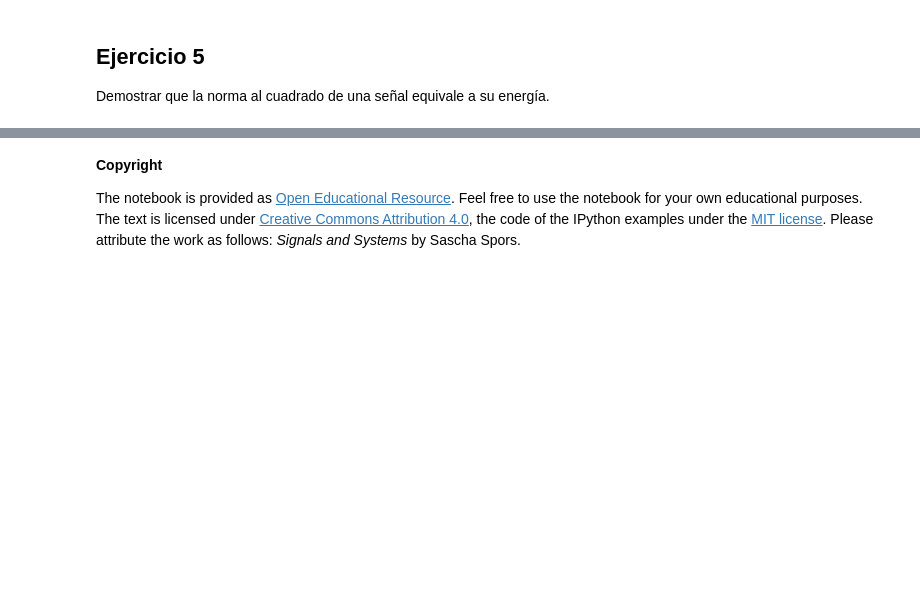
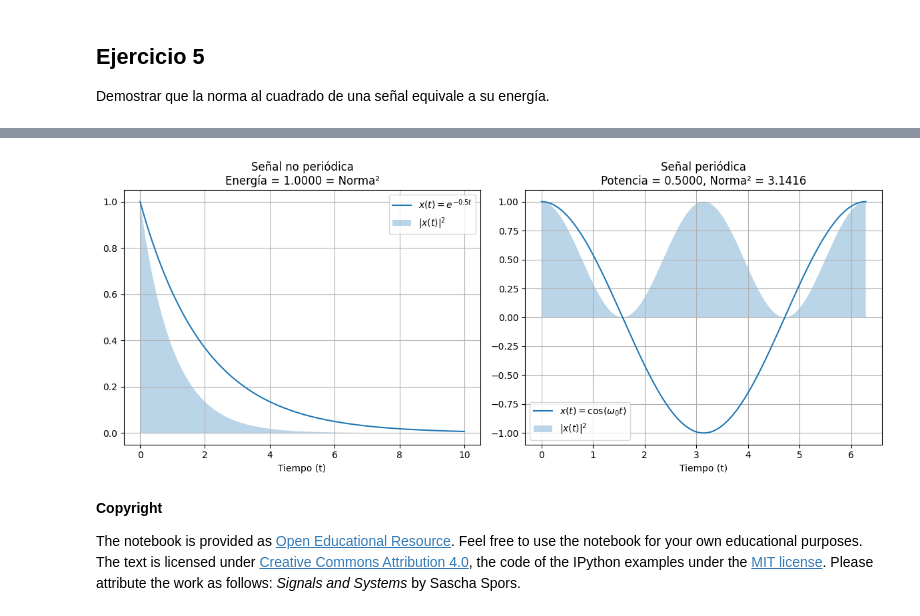
Before and after one commit to amaartin/Senales-y-Sistemas, a Jupyter notebook: Cuaderno_5__Señales_De_Energia_Y_De_Potencia.ipynb, the cells around one changed output, grey strips where cells are left out. Drawn from its saved outputs; the diff is of its cells as text; code cells hidden in the pictures; blank space fills up the shorter version.

```diff
--- a/Cuaderno_5__Señales_De_Energia_Y_De_Potencia.ipynb
+++ b/Cuaderno_5__Señales_De_Energia_Y_De_Potencia.ipynb
@@ -447,3 +447,91 @@ Distancia numérica (T0 = 2π): 0.226758
 ## Ejercicio 5
 
 Demostrar que la norma al cuadrado de una señal equivale a su energía.
+# %%
+import numpy as np
+import sympy as sp
+import matplotlib.pyplot as plt
+
+# Configuración de SymPy
+sp.init_printing()
+
+# =============================================
+# Parte 1: Demostración analítica con SymPy
+# =============================================
+print("=== Demostración analítica con SymPy ===")
+
+# Definir símbolos
+t, a, T0 = sp.symbols('t a T0', real=True, positive=True)
+omega0 = 2 * sp.pi / T0
+
+# --- Caso 1: Señal no periódica (energía finita) ---
+x1 = sp.exp(-a * t) * sp.Heaviside(t)  # Exponencial decreciente
+E1 = sp.integrate(sp.Abs(x1)**2, (t, -sp.oo, sp.oo))  # Energía
+norma_cuad1 = sp.integrate(sp.Abs(x1)**2, (t, -sp.oo, sp.oo))  # Norma²
+
+print("\nSeñal no periódica (exponencial decreciente):")
+print(f"Energía E_x = {E1.simplify()}")  # Debe ser 1/(2a)
+print(f"Norma² ‖x‖² = {norma_cuad1.simplify()}")  # Debe ser igual a E_x
+
+# --- Caso 2: Señal periódica (potencia media) ---
+x2 = sp.cos(omega0 * t)  # Coseno periódico
+P2 = (1/T0) * sp.integrate(sp.Abs(x2)**2, (t, 0, T0))  # Potencia media
+norma_cuad2 = sp.integrate(sp.Abs(x2)**2, (t, 0, T0))  # Norma² en un periodo
+
+print("\nSeñal periódica (coseno):")
+print(f"Potencia media P_x = {P2.simplify()}")  # Debe ser 1/2
+print(f"Norma² en un periodo ‖x‖² = {norma_cuad2.simplify()}")  # Debe ser T0/2
+
+# =============================================
+# Parte 2: Verificación numérica con NumPy
+# =============================================
+print("\n=== Verificación numérica con NumPy ===")
+
+# Parámetros numéricos
+a_num = 0.5
+T0_num = 2 * np.pi
+t_num = np.linspace(0, 10, 10000)  # Para señal no periódica
+t_periodic = np.linspace(0, T0_num, 10000)  # Para señal periódica
+
+# --- Caso 1: Señal no periódica ---
+x1_num = np.exp(-a_num * t_num)
+E1_num = np.trapz(np.abs(x1_num)**2, t_num)
+norma_cuad1_num = np.trapz(np.abs(x1_num)**2, t_num)
+
+print("\nSeñal no periódica (numérica):")
+print(f"Energía E_x = {E1_num:.6f} (teórico = {float(E1.subs(a, a_num)):.6f})")
+print(f"Norma² ‖x‖² = {norma_cuad1_num:.6f}")
+
+# --- Caso 2: Señal periódica ---
+x2_num = np.cos(2 * np.pi / T0_num * t_periodic)
+P2_num = np.trapz(np.abs(x2_num)**2, t_periodic) / T0_num
+norma_cuad2_num = np.trapz(np.abs(x2_num)**2, t_periodic)
+
+print("\nSeñal periódica (numérica):")
+print(f"Potencia media P_x = {P2_num:.6f} (teórico = 0.5)")
+print(f"Norma² en un periodo ‖x‖² = {norma_cuad2_num:.6f} (teórico = π ≈ {np.pi:.6f})")
+
+# =============================================
+# Gráficas
+# =============================================
+fig, (ax1, ax2) = plt.subplots(1, 2, figsize=(12, 5))
+
+# Señal no periódica
+ax1.plot(t_num, x1_num, label=f'$x(t) = e^{{-{a_num}t}}$')
+ax1.fill_between(t_num, np.abs(x1_num)**2, alpha=0.3, label='$|x(t)|^2$')
+ax1.set_title(f'Señal no periódica\nEnergía = {E1_num:.4f} = Norma²')
+ax1.set_xlabel('Tiempo (t)')
+ax1.legend()
+ax1.grid()
+
+# Señal periódica
+ax2.plot(t_periodic, x2_num, label='$x(t) = \cos(\omega_0 t)$')
+ax2.fill_between(t_periodic, np.abs(x2_num)**2, alpha=0.3, label='$|x(t)|^2$')
+ax2.set_title(f'Señal periódica\nPotencia = {P2_num:.4f}, Norma² = {norma_cuad2_num:.4f}')
+ax2.set_xlabel('Tiempo (t)')
+ax2.legend()
+ax2.grid()
+
+plt.tight_layout()
+plt.show()
+# %% [output]
@@ -450,3 +557,4 @@ Demostrar que la norma al cuadrado de una señal equivale a su energía.
+[figure, added]
 # %% [markdown]
 **Copyright**
 
```
Also changed, not shown: parts of 1 cell of this notebook.
